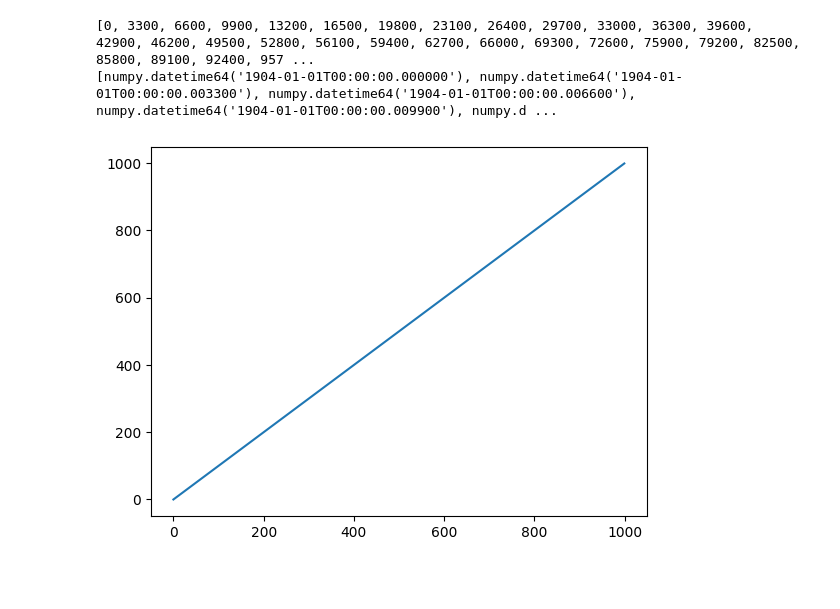
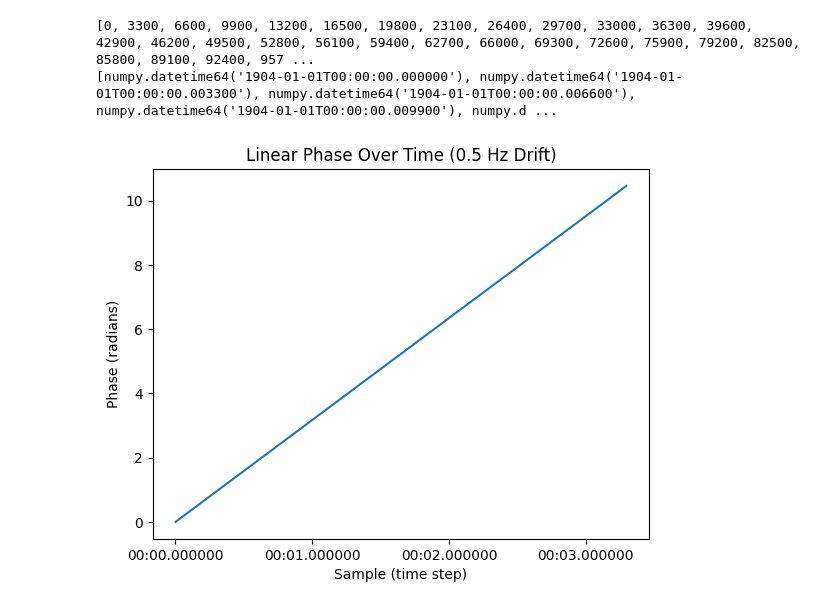
Before and after one commit to neurogears/vestibular-vr, a Jupyter notebook: analysis/sin_playback_example.ipynb, the cells around one changed output. Saved outputs shown, nothing was run; the diff lists cells and outputs as text; code cells hidden in the pictures; blank space fills up the shorter version.

Commit message:
linear_drift_playback

```diff
--- a/analysis/sin_playback_example.ipynb
+++ b/analysis/sin_playback_example.ipynb
@@ -7,37 +7,50 @@ import pandas as pd
 # create a range of regularly spaced times
 n = 1000 # number of times
 step = 3300 # time between each in us
-m = 1  #slope change per step
+
+sampling_rate = 300 #flow sensor sampling rate
+frequency = 0.5 #desired drift frequency
+m = 2 * np.pi / (sampling_rate / frequency)   #slope change per step. 2*np.pi is phase in radians
 
 print([i for i in np.arange(0, n*step, step)])
 
 #add harp timestamps
 times = [np.datetime64(api.aeon(0)) + np.timedelta64(i, 'us') for i in np.arange(0, n*step, step)]
 print(times)
 
 # create a same sized sin vector of values
 # f = 5
 # amp = 200
 # sin_wave = np.int16(np.sin(2 * np.pi * f * np.arange(n) / 300) * amp)
 
 # N.B. for line above. The determinator of playback rate is Bonsai itself, not the harp timestamps in the csv file.
 # Bonsai uses the timing of the flow sensor to sample from the csv playback file (approx 300Hz). Therefore the sample rate in the csv file is meaningless when loaded in Bonsai.
 # Originally these HARP timestamps were kept in the csv file so one could see the original sample rate the data was acquired at.
 # In practice to make a playback file at a desired frequency one needs to keep in mind that Bonsai will replay at 300Hz (flow sensor rate). Therefore to make a true 300Hz sine wave, one would need to generate a playback file in which a full sin phase completion happens every 300 samples.
 
 #for linear increase
-linear_values = np.int16(m * np.arange(n))
+# linear_values = np.int16(m * np.arange(n))
+linear_values = m * np.arange(n)
+
 
 #plot
-plt.plot(linear_values)
+# plt.plot(linear_values)
+
+# Plot the linear phase values
+plt.plot(times, linear_values)
+plt.xlabel('Sample (time step)')
+plt.ylabel('Phase (radians)')
+plt.title('Linear Phase Over Time (0.5 Hz Drift)')
+plt.show()
+
 # plt.plot(sin_wave)
 
 # construct into a data frame
 dataframe = pd.DataFrame(linear_values, index=times)
 # dataframe = pd.DataFrame(sin_wave, index=times)
 
 dataframe.to_csv('lin_playback.csv', header=False, sep=',', lineterminator='\n')
 # %% [output]
 [0, 3300, 6600, 9900, 13200, 16500, 19800, 23100, 26400, 29700, 33000, 36300, 39600, 42900, 46200, 49500, 52800, 56100, 59400, 62700, 66000, 69300, 72600, 75900, 79200, 82500, 85800, 89100, 92400, 957 ...
 [numpy.datetime64('1904-01-01T00:00:00.000000'), numpy.datetime64('1904-01-01T00:00:00.003300'), numpy.datetime64('1904-01-01T00:00:00.006600'), numpy.datetime64('1904-01-01T00:00:00.009900'), numpy.d ...
-[figure, old version]
+[figure, new version]
```
Also changed, not shown: 2 other files.
